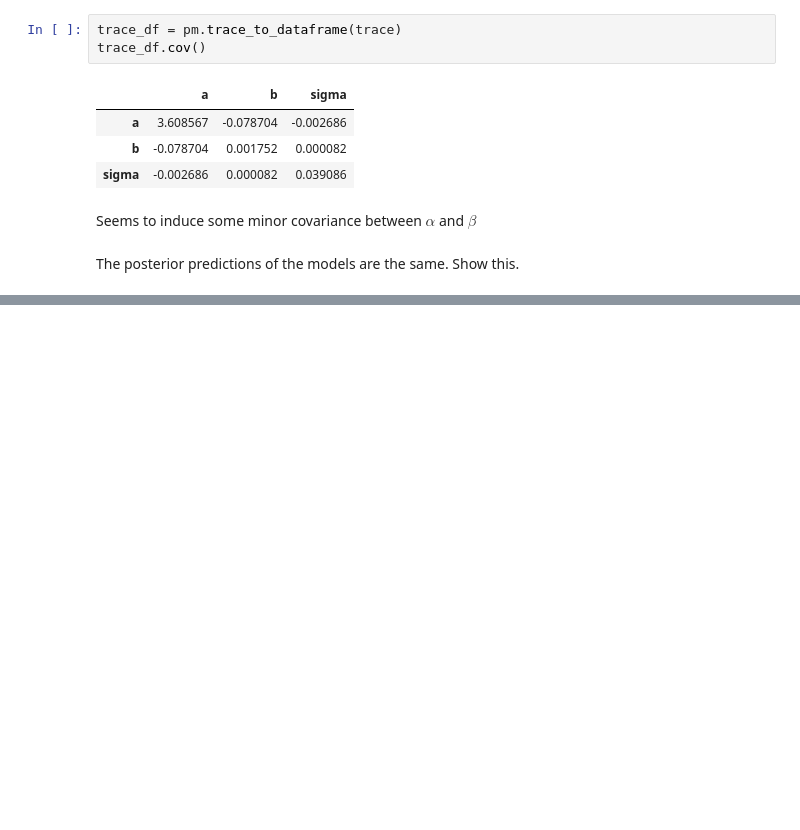
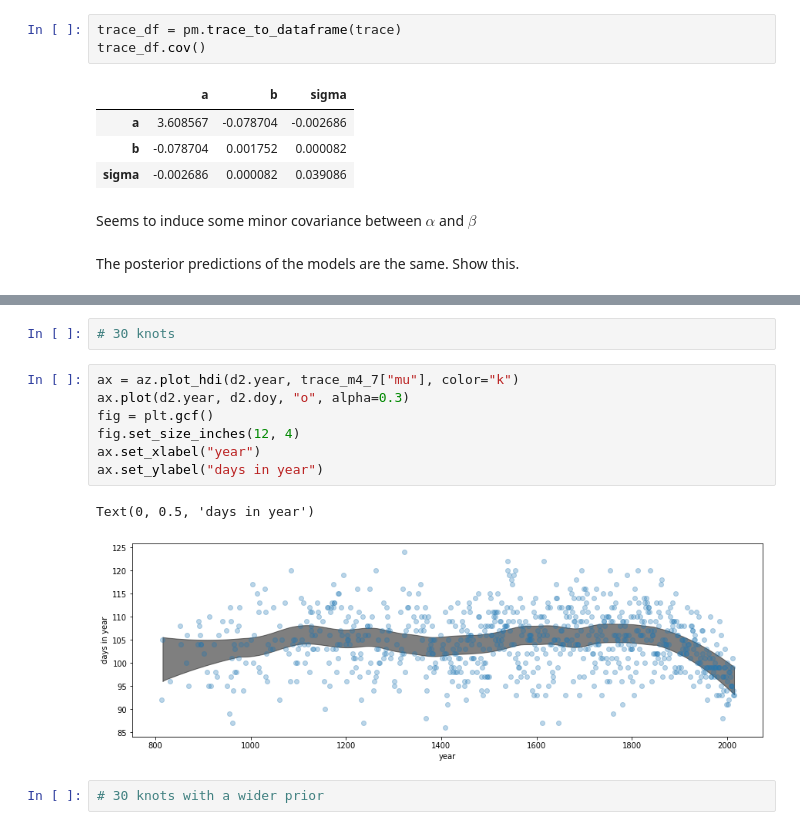
Before and after one commit to oadams/oadams.github.io, a Jupyter notebook: statistical_rethinking_solutions/ch4.ipynb, the cells around one changed output, grey strips where cells are left out. Saved outputs shown, nothing was run; the diff lists cells and outputs as text; blank space fills up the shorter version.

```diff
--- a/statistical_rethinking_solutions/ch4.ipynb
+++ b/statistical_rethinking_solutions/ch4.ipynb
@@ -237,0 +298,14 @@ The posterior predictions of the models are the same. Show this.
+# %%
+# 30 knots
+# %%
+ax = az.plot_hdi(d2.year, trace_m4_7["mu"], color="k")
+ax.plot(d2.year, d2.doy, "o", alpha=0.3)
+fig = plt.gcf()
+fig.set_size_inches(12, 4)
+ax.set_xlabel("year")
+ax.set_ylabel("days in year")
+# %% [output]
+Text(0, 0.5, 'days in year')
+[figure, added]
+# %%
+# 30 knots with a wider prior
```
Also changed, not shown: parts of 10 cells of this notebook, 2 other files.
